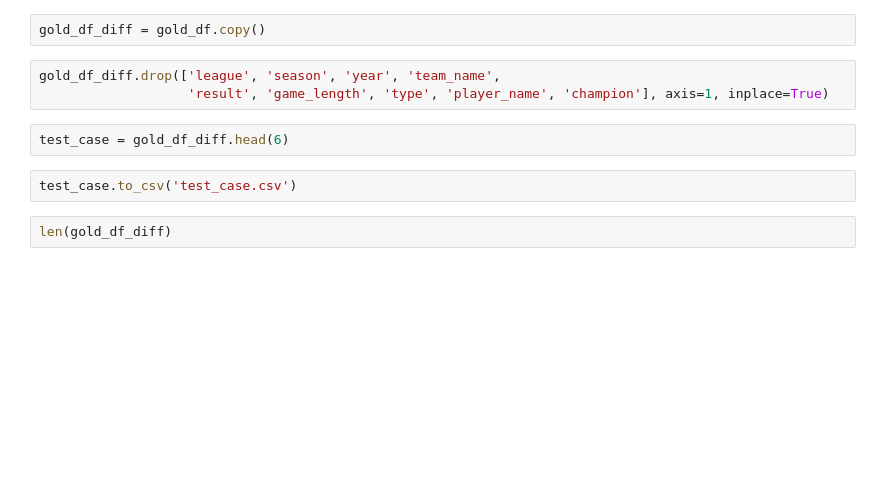
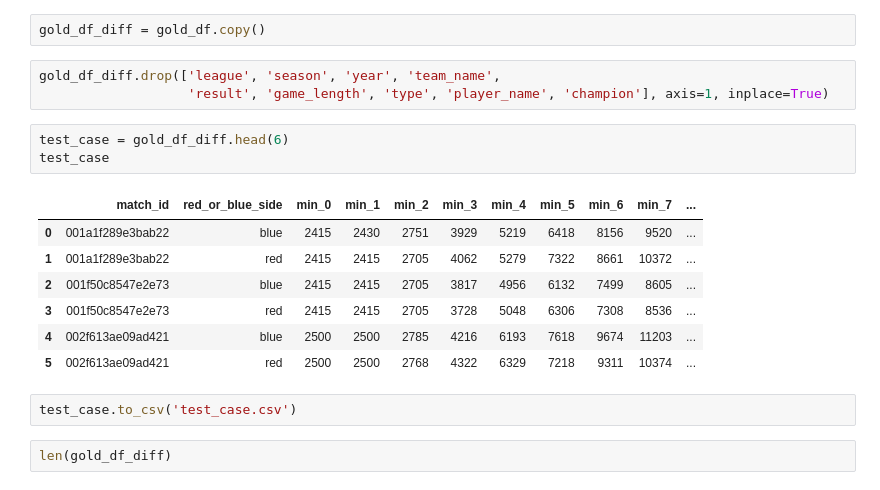
Before and after one commit to MPhillips55/Capstone_Project_2_League_of_Legends, a Jupyter notebook: EDA/League of Legends Dataset - Data Wrangling Pt. 2.ipynb, the cells around one changed output. Saved outputs shown, nothing was run; the diff lists cells and outputs as text; blank space fills up the shorter version.

```diff
--- a/EDA/League of Legends Dataset - Data Wrangling Pt. 2.ipynb
+++ b/EDA/League of Legends Dataset - Data Wrangling Pt. 2.ipynb
@@ -58,6 +58,15 @@ gold_df_diff.drop(['league', 'season', 'year', 'team_name',
                    'result', 'game_length', 'type', 'player_name', 'champion'], axis=1, inplace=True)
 # %%
 test_case = gold_df_diff.head(6)
+test_case
+# %% [output]
+|  | match_id | red_or_blue_side | min_0 | min_1 | min_2 | min_3 | min_4 | min_5 | min_6 | min_7 | ... |
+| 0 | 001a1f289e3bab22 | blue | 2415 | 2430 | 2751 | 3929 | 5219 | 6418 | 8156 | 9520 | ... |
+| 1 | 001a1f289e3bab22 | red | 2415 | 2415 | 2705 | 4062 | 5279 | 7322 | 8661 | 10372 | ... |
+| 2 | 001f50c8547e2e73 | blue | 2415 | 2415 | 2705 | 3817 | 4956 | 6132 | 7499 | 8605 | ... |
+| 3 | 001f50c8547e2e73 | red | 2415 | 2415 | 2705 | 3728 | 5048 | 6306 | 7308 | 8536 | ... |
+| 4 | 002f613ae09ad421 | blue | 2500 | 2500 | 2785 | 4216 | 6193 | 7618 | 9674 | 11203 | ... |
+| 5 | 002f613ae09ad421 | red | 2500 | 2500 | 2768 | 4322 | 6329 | 7218 | 9311 | 10374 | ... |
 # %%
 test_case.to_csv('test_case.csv')
 # %%
```
